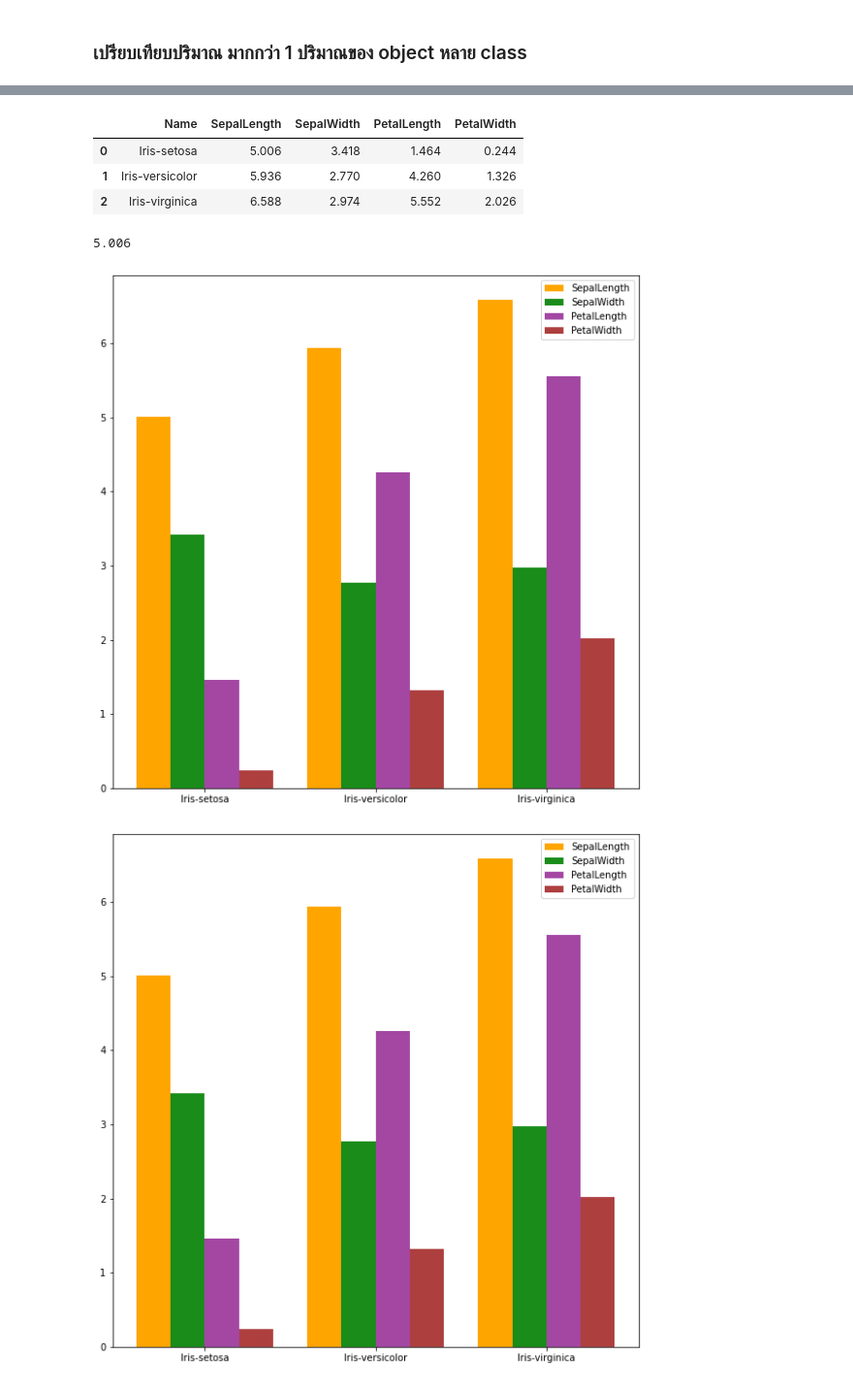
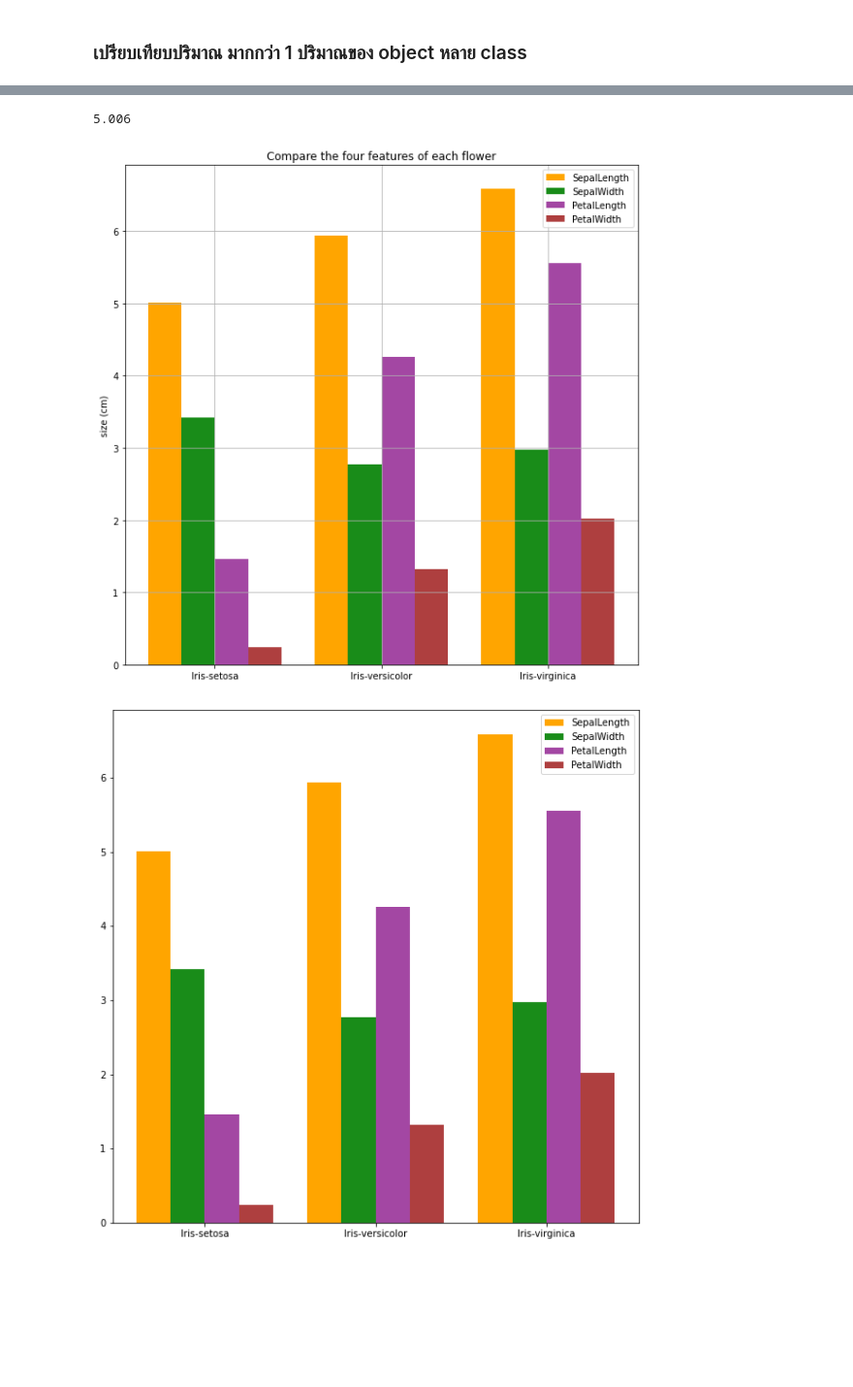
Before and after one commit to NarawitPrathansap/BasicProg_DataViz65, a Jupyter notebook: DataViz04_Data_Comparison(quiz7).ipynb, the cells around one changed output, grey strips where cells are left out. Shown at 97% size. Cells and saved outputs as stored; diff of their text form; code cells hidden in the pictures; blank space fills up the shorter version.

```diff
--- a/DataViz04_Data_Comparison(quiz7).ipynb
+++ b/DataViz04_Data_Comparison(quiz7).ipynb
@@ -266,14 +266,6 @@ plt.legend();
 plot barchart เปรียบเทียบ feature ทั้ง 4 ของดอกไม้แต่ละชนิด
 
 ![Untitled.jpg](embedded-picture-1)
-# %%
-sample_data1 = sample_data.reset_index()
-sample_data1
-# %% [output]
-|  | Name | SepalLength | SepalWidth | PetalLength | PetalWidth |
-| 0 | Iris-setosa | 5.006 | 3.418 | 1.464 | 0.244 |
-| 1 | Iris-versicolor | 5.936 | 2.770 | 4.260 | 1.326 |
-| 2 | Iris-virginica | 6.588 | 2.974 | 5.552 | 2.026 |
 # %%
 sample_data['SepalLength'][0]
 # %% [output]
@@ -281,14 +273,17 @@ sample_data['SepalLength'][0]
 # %%
 width = 0.2  #กำหนดความกว้างของแท่ง
 
 plt.bar([1, 2, 3],[sample_data['SepalLength'][0],sample_data['SepalLength'][1],sample_data['SepalLength'][2]],width,color='orange',label='SepalLength')
 plt.bar([1+width, 2+width, 3+width],[sample_data['SepalWidth'][0],sample_data['SepalWidth'][1],sample_data['SepalWidth'][2]],width,color='green',alpha = 0.9,label='SepalWidth')
 plt.bar([1+width*2, 2+width*2, 3+width*2],[sample_data['PetalLength'][0],sample_data['PetalLength'][1],sample_data['PetalLength'][2]],width,color='purple',alpha = 0.72,label='PetalLength')
 plt.bar([1+width*3, 2+width*3, 3+width*3],[sample_data['PetalWidth'][0],sample_data['PetalWidth'][1],sample_data['PetalWidth'][2]],width,color='brown',alpha = 0.9,label='PetalWidth')
 plt.xticks([(1+width/2*3),2+width/2*3,3+width/2*3], sample_data.reset_index()['Name'])
 plt.legend();
+plt.title('Compare the four features of each flower')
+plt.grid(True)
+plt.ylabel('size (cm)');
 # %% [output]
-[figure, old version]
+[figure, new version]
 # %%
 from matplotlib import pyplot as plt
 import matplotlib
```
Also changed, not shown: parts of 19 cells of this notebook.
